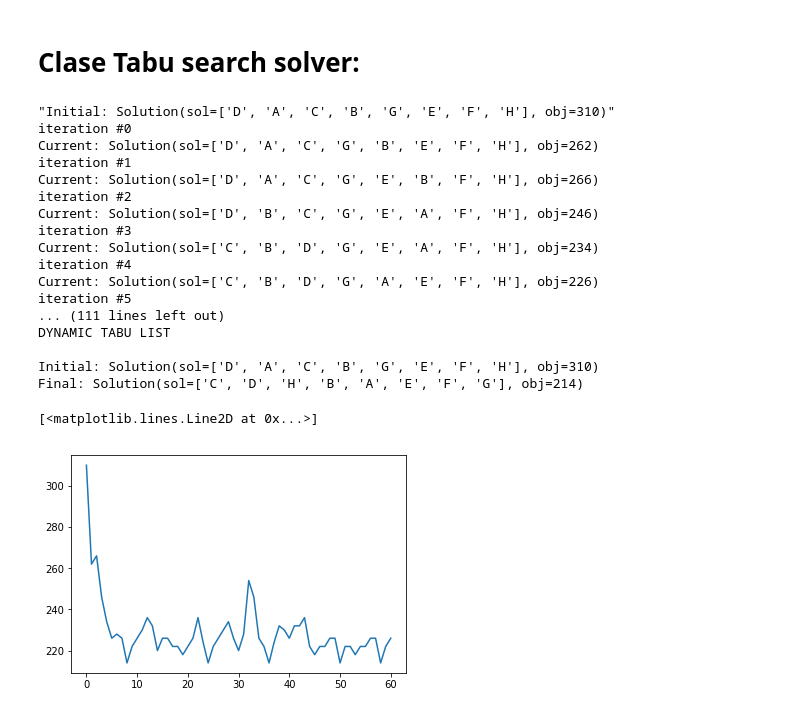
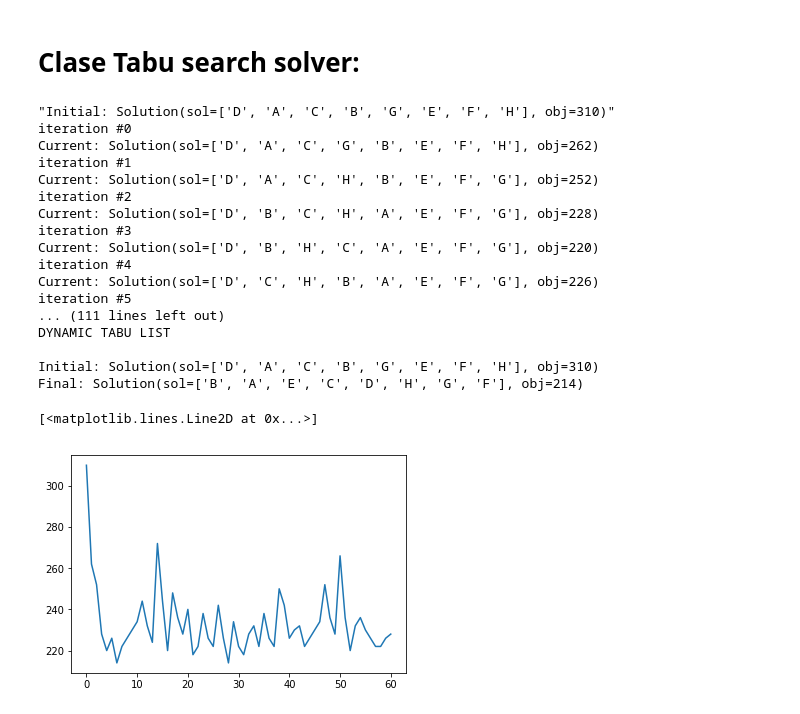
Before and after one commit to barucAlmaguer/metaheuristics, a Jupyter notebook: jp/Tabu_search.ipynb, the cells around one changed output. Saved outputs shown, nothing was run; the diff lists cells and outputs as text; code cells hidden in the pictures.

```diff
--- a/jp/Tabu_search.ipynb
+++ b/jp/Tabu_search.ipynb
@@ -7,6 +7,7 @@ from matplotlib import pyplot as plt
 from pprint import pprint
 import numpy as np
 import pandas as pd
+import random as rnd
 
 Solution = namedtuple('Solution', 'sol obj')
 
@@ -90,46 +91,46 @@ for i in range(runs):
     current_obj.append(current_sol.obj)
     print(f'Current: {current_sol}')
     # Get out of local minimum each 10 iterations
-    if i % 10 == 0:
+    if i % 3 == 0:
         indexes = list(range(len(current_sol.sol)))
         swaps = sorted(rnd.sample(indexes, 3))
         # double swap to get out of neighborhood
         sol = current_sol.sol
         sol = move(sol, swaps[0], swaps[1])
         sol = move(sol, swaps[0], swaps[2])
         obj = calc_obj_fun(sol)
         current_sol = Solution(sol, obj)
     # change length of taboo list every 5 iterations
-    if i % 5 == 0:
+    if i % 5 == 1110:
         tabu_len = rnd.randint(5, 20)
 # fin de algoritmo, imprime resultado final:
 print()
 print()
 print('DYNAMIC TABU LIST')
 print()
 print(f'Initial: {initial}')
 print(f'Final: {best}')
 plt.plot(current_obj)
 # %% [output]
 "Initial: Solution(sol=['D', 'A', 'C', 'B', 'G', 'E', 'F', 'H'], obj=310)"
 iteration #0
 Current: Solution(sol=['D', 'A', 'C', 'G', 'B', 'E', 'F', 'H'], obj=262)
 iteration #1
-Current: Solution(sol=['D', 'A', 'C', 'G', 'E', 'B', 'F', 'H'], obj=266)
+Current: Solution(sol=['D', 'A', 'C', 'H', 'B', 'E', 'F', 'G'], obj=252)
 iteration #2
-Current: Solution(sol=['D', 'B', 'C', 'G', 'E', 'A', 'F', 'H'], obj=246)
+Current: Solution(sol=['D', 'B', 'C', 'H', 'A', 'E', 'F', 'G'], obj=228)
 iteration #3
-Current: Solution(sol=['C', 'B', 'D', 'G', 'E', 'A', 'F', 'H'], obj=234)
+Current: Solution(sol=['D', 'B', 'H', 'C', 'A', 'E', 'F', 'G'], obj=220)
 iteration #4
-Current: Solution(sol=['C', 'B', 'D', 'G', 'A', 'E', 'F', 'H'], obj=226)
+Current: Solution(sol=['D', 'C', 'H', 'B', 'A', 'E', 'F', 'G'], obj=226)
 iteration #5
 ... (111 lines left out)
 DYNAMIC TABU LIST
 
 Initial: Solution(sol=['D', 'A', 'C', 'B', 'G', 'E', 'F', 'H'], obj=310)
-Final: Solution(sol=['C', 'D', 'H', 'B', 'A', 'E', 'F', 'G'], obj=214)
+Final: Solution(sol=['B', 'A', 'E', 'C', 'D', 'H', 'G', 'F'], obj=214)
 [<matplotlib.lines.Line2D at 0x...>]
-[figure, old version]
+[figure, new version]
 # %%
 indexes = list(range(len(a)))
 switches = list(combinations(indexes, 2))
```
Also changed, not shown: parts of 2 cells of this notebook, 1 other file.
